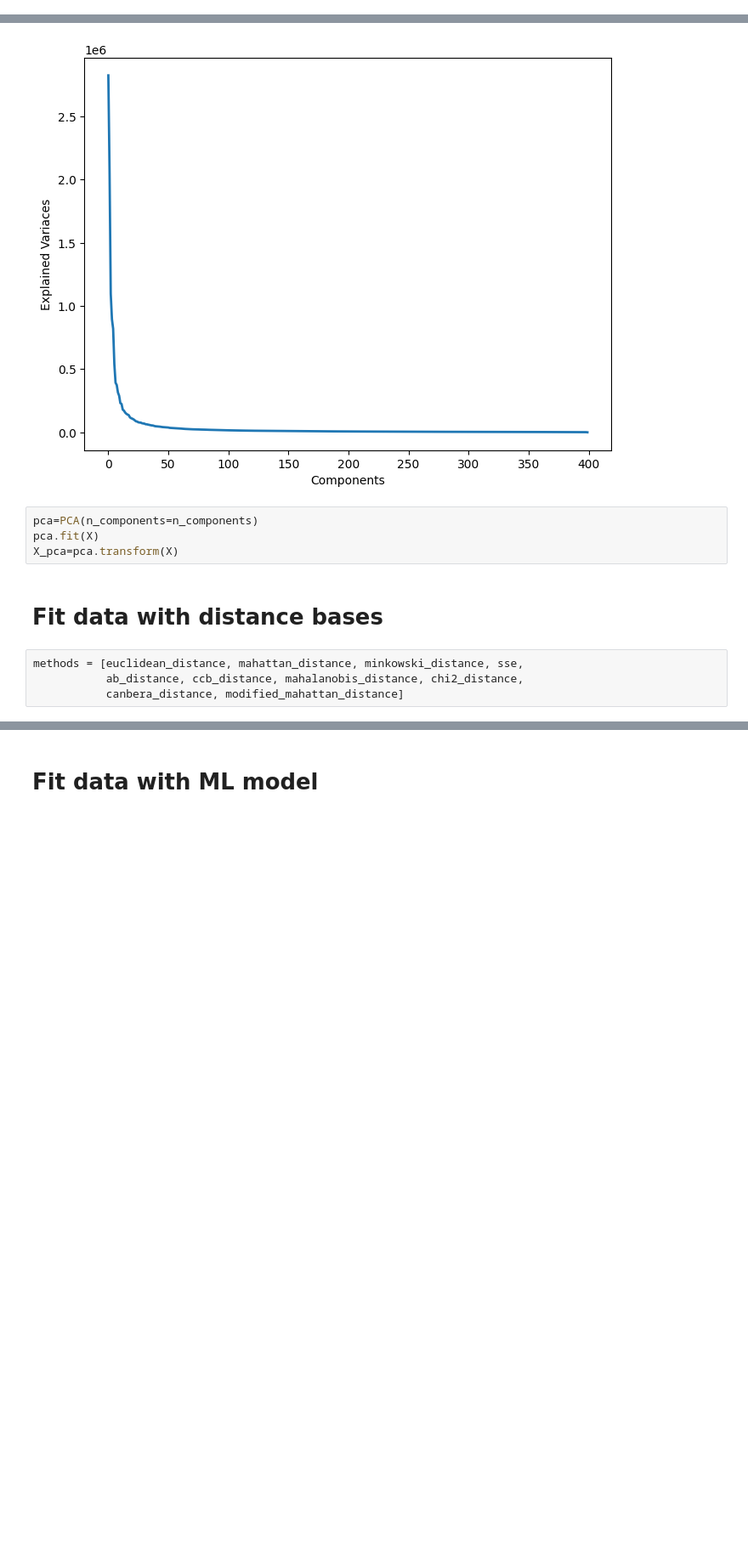
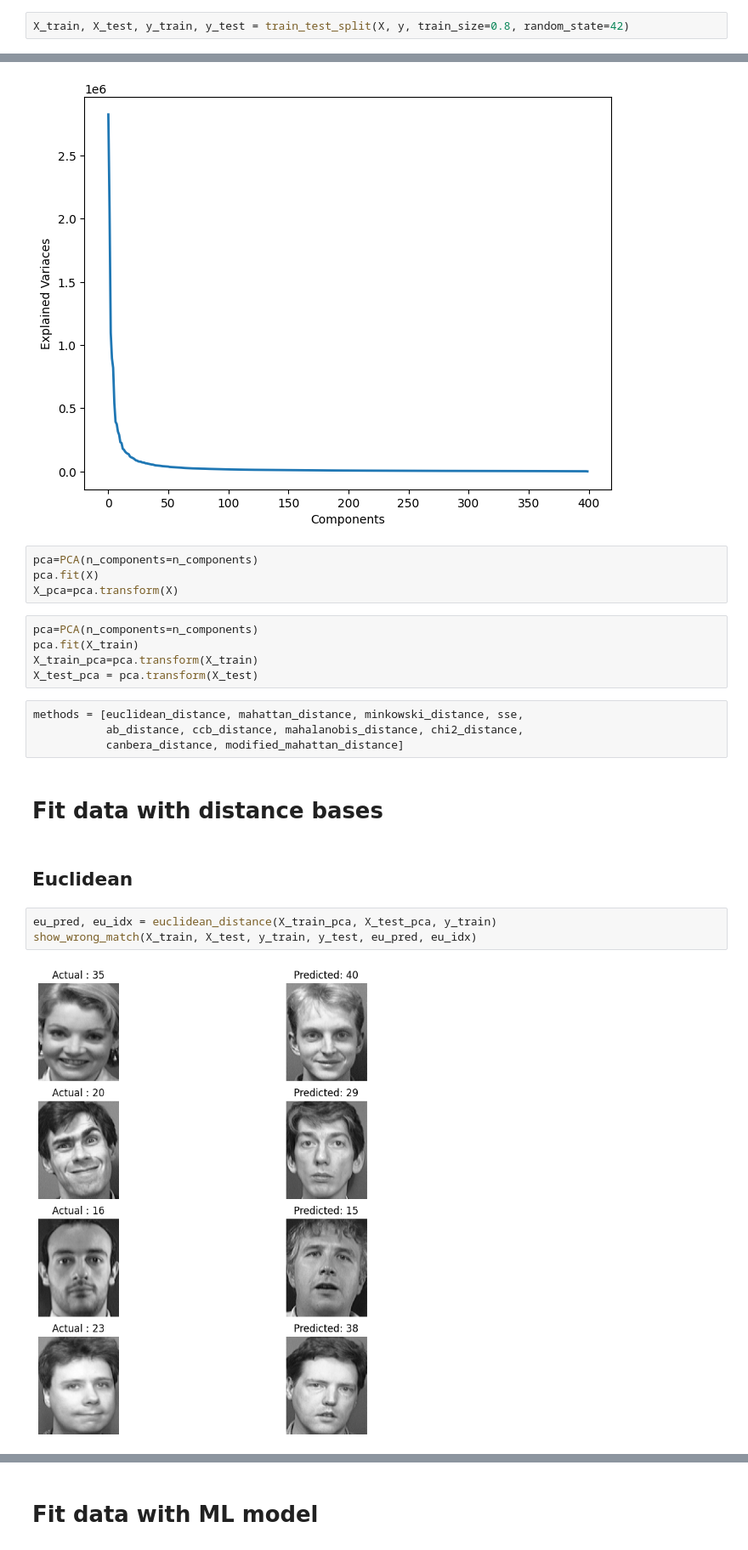
Before and after one commit to tnmai59/Face-recognition, a Jupyter notebook: Task1/PCA and CV/PCA_distance_ml.ipynb, the cells around one changed output, grey strips where cells are left out. Shown at 85% size. Drawn from its saved outputs; the diff is of its cells as text; blank space fills up the shorter version.

```diff
--- a/Task1/PCA and CV/PCA_distance_ml.ipynb
+++ b/Task1/PCA and CV/PCA_distance_ml.ipynb
@@ -21,6 +22,8 @@ n_components = 50
 # Data preparation
 # %%
 X, y = create_database(root_path)
+# %%
+X_train, X_test, y_train, y_test = train_test_split(X, y, train_size=0.8, random_state=42)
 # %%
 pca=PCA()
 pca.fit(X)
@@ -38,9 +41,21 @@ plt.show()
 pca=PCA(n_components=n_components)
 pca.fit(X)
 X_pca=pca.transform(X)
+# %%
+pca=PCA(n_components=n_components)
+pca.fit(X_train)
+X_train_pca=pca.transform(X_train)
+X_test_pca = pca.transform(X_test)
+# %%
+methods = [euclidean_distance, mahattan_distance, minkowski_distance, sse,
+           ab_distance, ccb_distance, mahalanobis_distance, chi2_distance,
+           canbera_distance, modified_mahattan_distance]
 # %% [markdown]
 # Fit data with distance bases
-# %%
-methods = [euclidean_distance, mahattan_distance, minkowski_distance, sse,
-           ab_distance, ccb_distance, mahalanobis_distance, chi2_distance,
-           canbera_distance, modified_mahattan_distance]
+# %% [markdown]
+## Euclidean
+# %%
+eu_pred, eu_idx = euclidean_distance(X_train_pca, X_test_pca, y_train)
+show_wrong_match(X_train, X_test, y_train, y_test, eu_pred, eu_idx)
+# %% [output]
+[figure, added]
```
Also changed, not shown: parts of 7 cells of this notebook, 3 other files.
